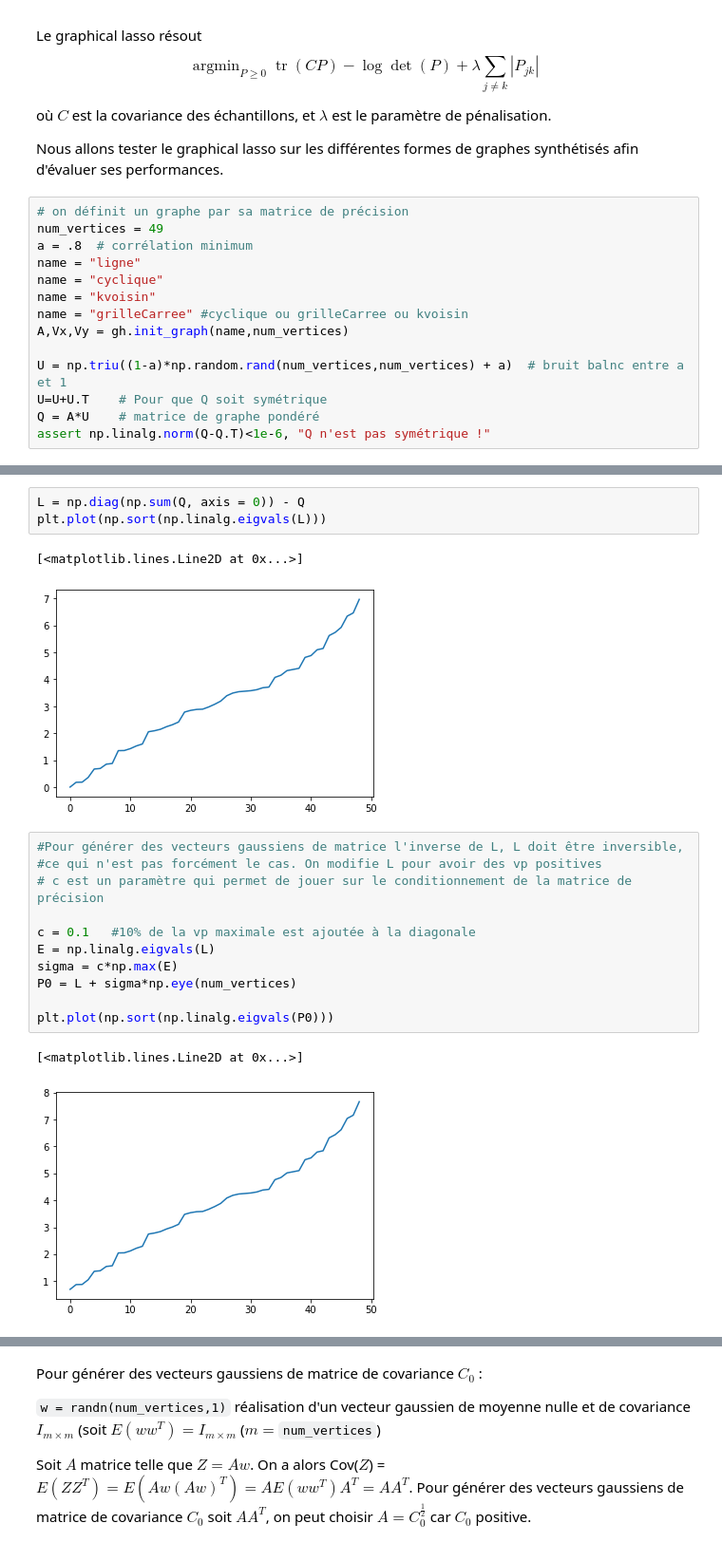
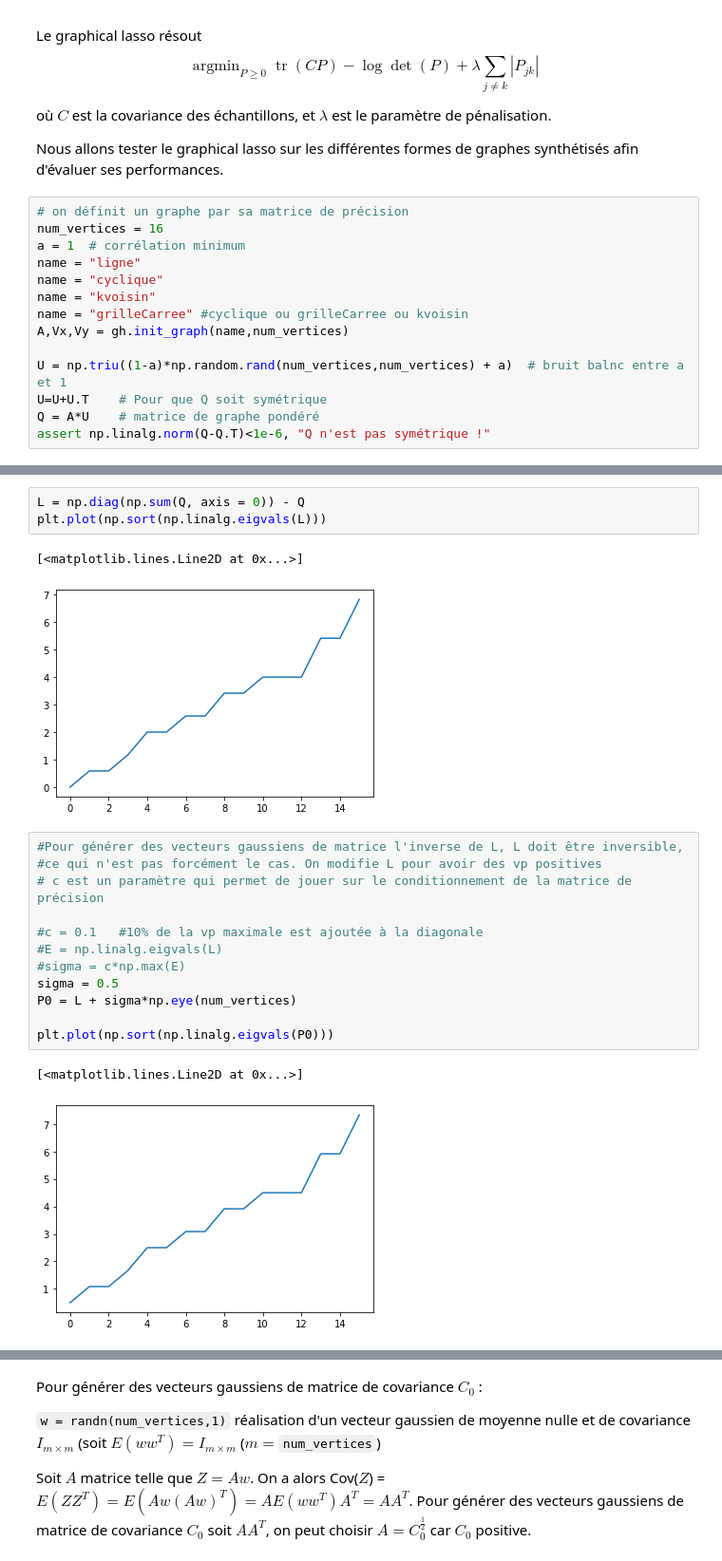
Before and after one commit to Guichaoua/AST_MVA2021, a Jupyter notebook: code/graphical_lasso/Projet - Graphical Lasso.ipynb, the cells around one changed output, grey strips where cells are left out. Shown: that part at 95% size. Cells and saved outputs as stored; diff of their text form.

```diff
--- a/code/graphical_lasso/Projet - Graphical Lasso.ipynb
+++ b/code/graphical_lasso/Projet - Graphical Lasso.ipynb
@@ -62,8 +62,8 @@ où $C$ est la covariance des échantillons, et $\lambda$ est le paramètre de p
 Nous allons tester le graphical lasso sur les différentes formes de graphes synthétisés afin d'évaluer ses performances.
 # %%
 # on définit un graphe par sa matrice de précision
-num_vertices = 49
-a = .8  # corrélation minimum
+num_vertices = 16
+a = 1  # corrélation minimum
 name = "ligne"
 name = "cyclique"
 name = "kvoisin"
@@ -83,21 +83,22 @@ L = np.diag(np.sum(Q, axis = 0)) - Q
 plt.plot(np.sort(np.linalg.eigvals(L)))
 # %% [output]
 [<matplotlib.lines.Line2D at 0x...>]
-[figure, old version]
+[figure, new version]
 # %%
 #Pour générer des vecteurs gaussiens de matrice l'inverse de L, L doit être inversible,
 #ce qui n'est pas forcément le cas. On modifie L pour avoir des vp positives
 # c est un paramètre qui permet de jouer sur le conditionnement de la matrice de précision
 
-c = 0.1   #10% de la vp maximale est ajoutée à la diagonale
-E = np.linalg.eigvals(L)
-sigma = c*np.max(E)
+#c = 0.1   #10% de la vp maximale est ajoutée à la diagonale
+#E = np.linalg.eigvals(L)
+#sigma = c*np.max(E)
+sigma = 0.5
 P0 = L + sigma*np.eye(num_vertices)
 
 plt.plot(np.sort(np.linalg.eigvals(P0)))
 # %% [output]
 [<matplotlib.lines.Line2D at 0x...>]
-[figure, old version]
+[figure, new version]
 # %%
 gh.dessin_graphe(P0,Vx,Vy)
 # %% [output]
```
Also changed, not shown: parts of 23 cells of this notebook.
